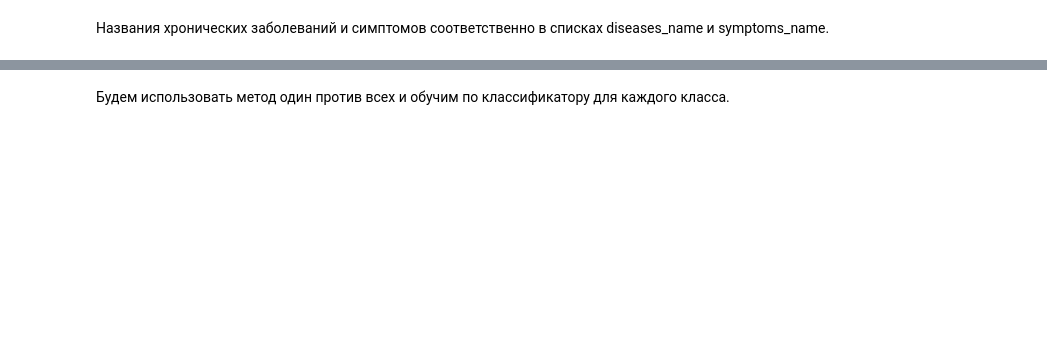
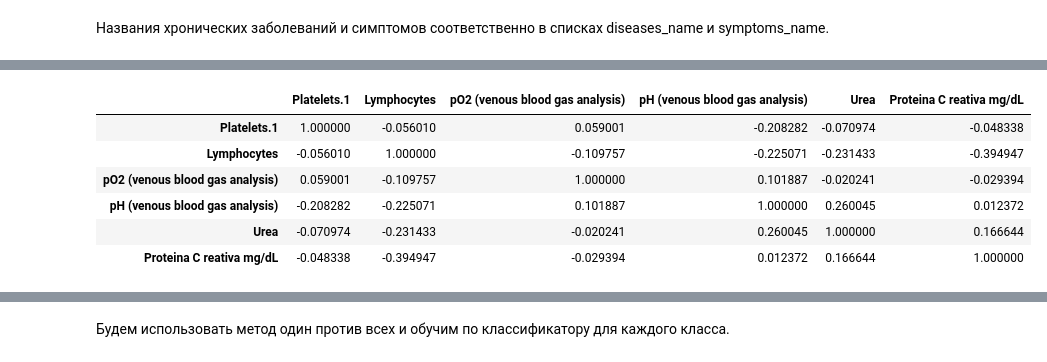
Before and after one commit to lissrbay/course_project, a Jupyter notebook: Logistic Regression.ipynb, the cells around one changed output, grey strips where cells are left out. Saved outputs shown, nothing was run; the diff lists cells and outputs as text; code cells hidden in the pictures; blank space fills up the shorter version.

```diff
--- a/Logistic Regression.ipynb
+++ b/Logistic Regression.ipynb
@@ -96,0 +104,21 @@ class LogisticRegression():
+# %%
+diseases_name = [ 'Patient age quantile',
+       'Patient gender',
+       'Hematocrit', 'Hemoglobin', 'Platelets.1',
+       'Red blood Cells',
+       'Lymphocytes',
+       'Lymphocytes #', 'Leukocytes', 'Basophils',
+       'Eosinophils #', 'Monocytes',
+       'Basophils #', 'Monocytes #',
+       'Red blood cell distribution width (RDW)','pCO2 (venous blood gas analysis)',
+       'Hb saturation (venous blood gas analysis)',
+       'Base excess (venous blood gas analysis)',
+       'pO2 (venous blood gas analysis)',
+       'Total CO2 (venous blood gas analysis)',
+       'pH (venous blood gas analysis)',
+       'HCO3 (venous blood gas analysis)',  'Neutrophils', 'Urea', 'Proteina C reativa mg/dL',
+       'Creatinine', 'Potassium', 'Sodium']
+
+symptoms_name = ['Patient addmited to regular ward (1=yes, 0=no)', 'Patient addmited to semi-intensive unit (1=yes, 0=no)',
+                 'Patient addmited to intensive care unit (1=yes, 0=no)']
+print('Сейчас датасет содержит данные о {} пациентах и обучается на данных о {} пациентах.'.format(df.shape[0], int(0.85*df.shape[0])))
@@ -96,0 +355,11 @@ class LogisticRegression():
+# %%
+frac = int(0.85*df.shape[0])
+df[diseases_name_all[0]][:frac].corr()
+# %% [output]
+|  | Platelets.1 | Lymphocytes | pO2 (venous blood gas analysis) | pH (venous blood gas analysis) | Urea | Proteina C reativa mg/dL |
+| Platelets.1 | 1.000000 | -0.056010 | 0.059001 | -0.208282 | -0.070974 | -0.048338 |
+| Lymphocytes | -0.056010 | 1.000000 | -0.109757 | -0.225071 | -0.231433 | -0.394947 |
+| pO2 (venous blood gas analysis) | 0.059001 | -0.109757 | 1.000000 | 0.101887 | -0.020241 | -0.029394 |
+| pH (venous blood gas analysis) | -0.208282 | -0.225071 | 0.101887 | 1.000000 | 0.260045 | 0.012372 |
+| Urea | -0.070974 | -0.231433 | -0.020241 | 0.260045 | 1.000000 | 0.166644 |
+| Proteina C reativa mg/dL | -0.048338 | -0.394947 | -0.029394 | 0.012372 | 0.166644 | 1.000000 |
```
Also changed, not shown: parts of 22 cells of this notebook.
